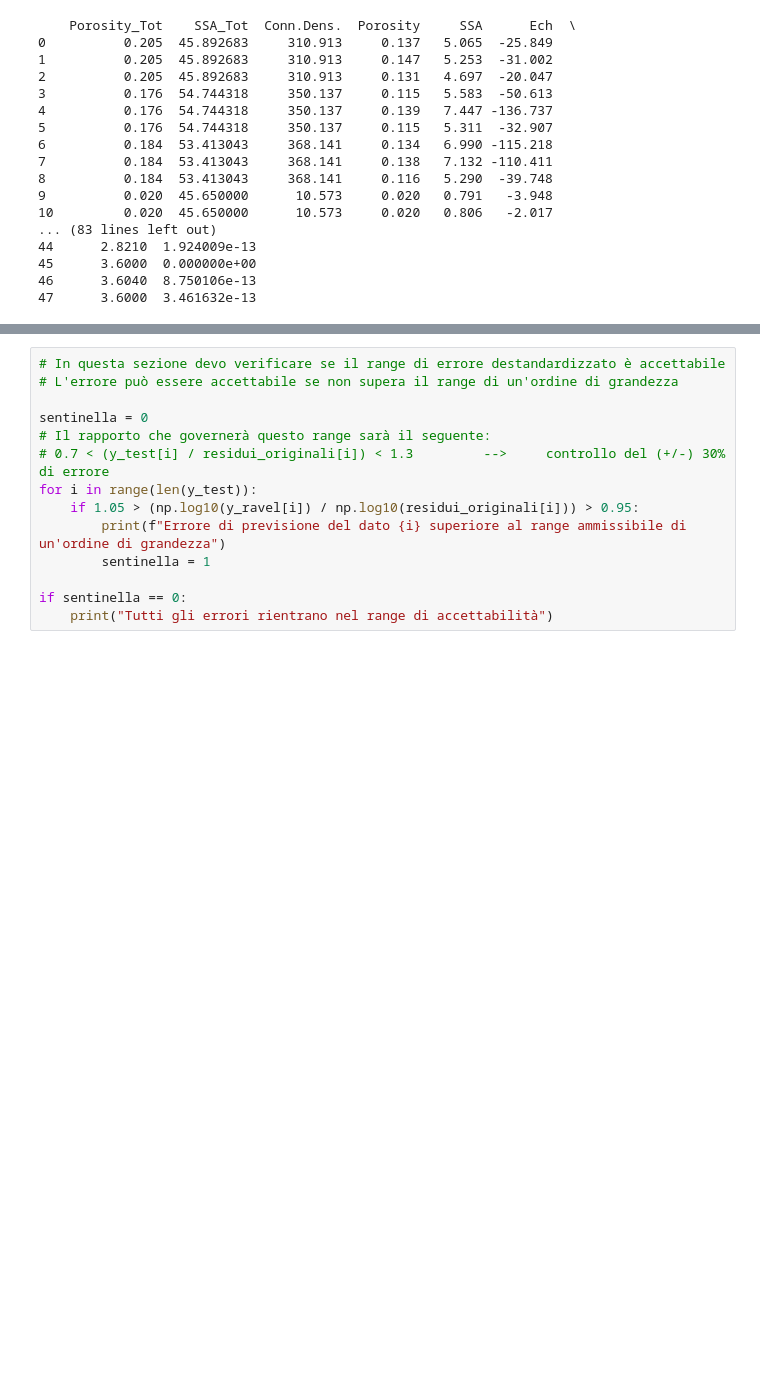
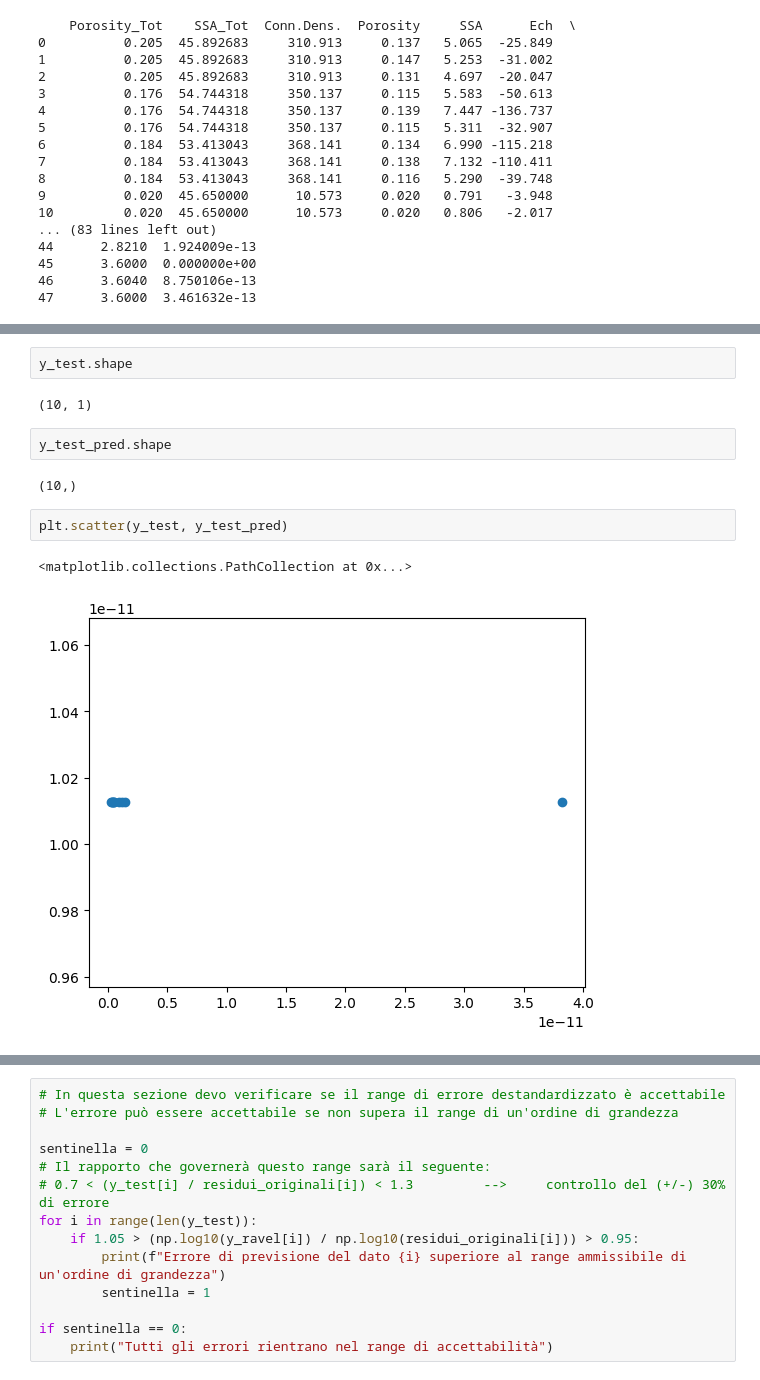
Before and after one commit to LorisMinetti/Permeability_Eval_AI, a Jupyter notebook: Notebook.ipynb, the cells around one changed output, grey strips where cells are left out. Saved outputs shown, nothing was run; the diff lists cells and outputs as text; blank space fills up the shorter version.

```diff
--- a/Notebook.ipynb
+++ b/Notebook.ipynb
@@ -192,3 +325,16 @@ risultati_alle_mod_K.to_excel('risultati_alle_mod_K.xlsx', index=False)
+# %%
+y_test.shape
+# %% [output]
+(10, 1)
+# %%
+y_test_pred.shape
+# %% [output]
+(10,)
+# %%
+plt.scatter(y_test, y_test_pred)
+# %% [output]
+<matplotlib.collections.PathCollection at 0x...>
+[figure, added]
 # %%
 #Ora possiamo effettuare il primo allenamento grezzo con l'estimator che ha dato i risultati migliori
 
```
Also changed, not shown: parts of 15 cells of this notebook, 1 other file.
